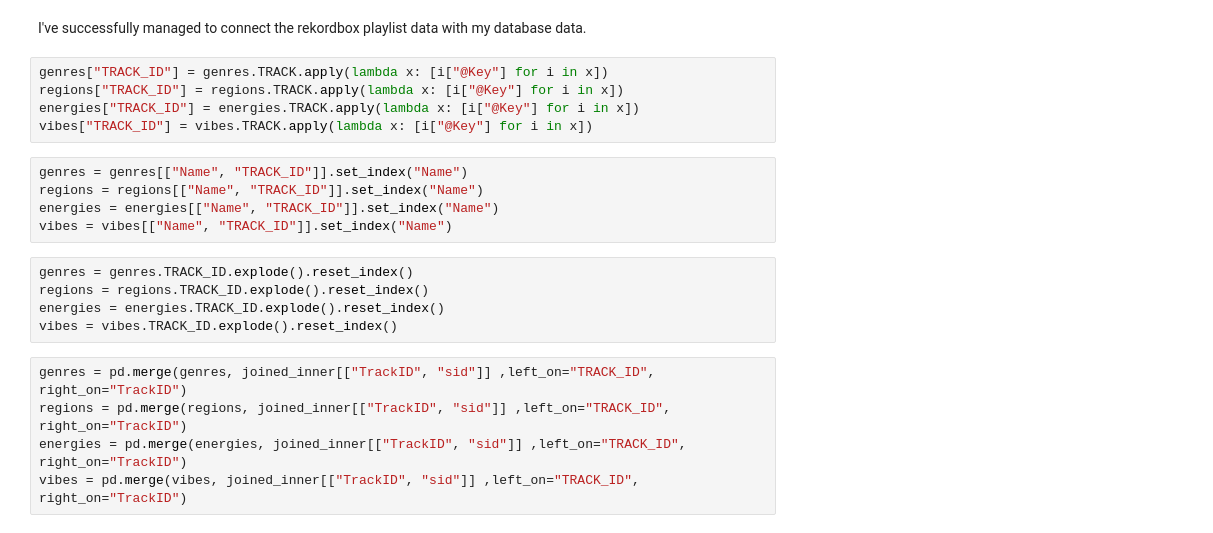
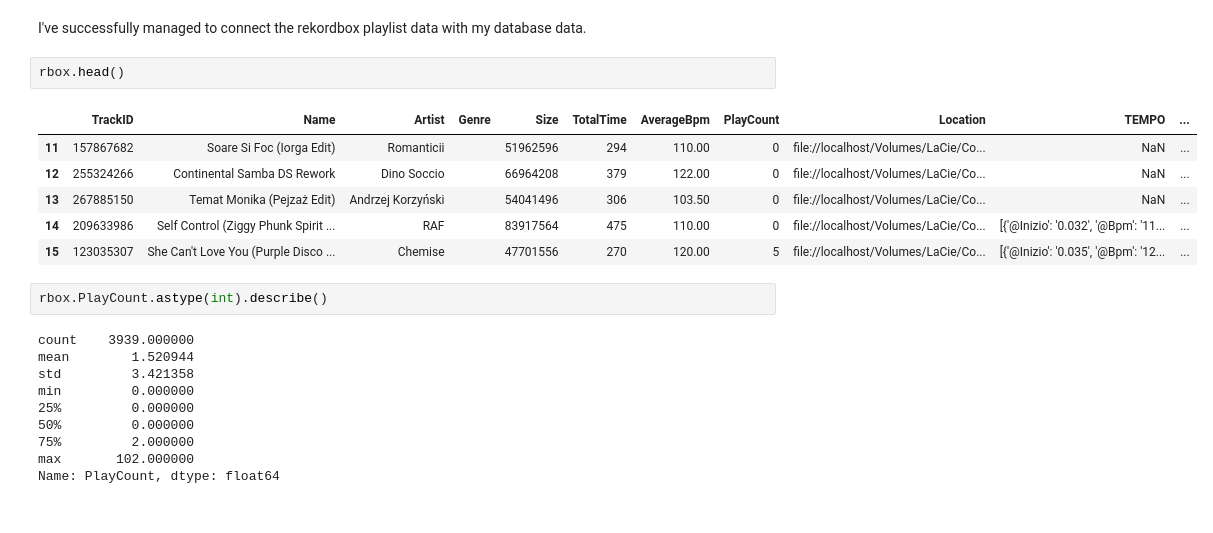
Before and after one commit to GeorgeMcIntire/DataJockey, a Jupyter notebook: Notebooks/Rekord Box XML Data Cleaning and Munging.ipynb, the cells around one changed output. Cells and saved outputs as stored; diff of their text form.

```diff
--- a/Notebooks/Rekord Box XML Data Cleaning and Munging.ipynb
+++ b/Notebooks/Rekord Box XML Data Cleaning and Munging.ipynb
@@ -438,23 +438,24 @@ tags_and_genres.head()
 5 rows × 22 columns
 # %% [markdown]
 I've successfully managed to connect the rekordbox playlist data with my database data.
-# %%
-genres["TRACK_ID"] = genres.TRACK.apply(lambda x: [i["@Key"] for i in x])
-regions["TRACK_ID"] = regions.TRACK.apply(lambda x: [i["@Key"] for i in x])
-energies["TRACK_ID"] = energies.TRACK.apply(lambda x: [i["@Key"] for i in x])
-vibes["TRACK_ID"] = vibes.TRACK.apply(lambda x: [i["@Key"] for i in x])
-# %%
-genres = genres[["Name", "TRACK_ID"]].set_index("Name")
-regions = regions[["Name", "TRACK_ID"]].set_index("Name")
-energies = energies[["Name", "TRACK_ID"]].set_index("Name")
-vibes = vibes[["Name", "TRACK_ID"]].set_index("Name")
-# %%
-genres = genres.TRACK_ID.explode().reset_index()
-regions = regions.TRACK_ID.explode().reset_index()
-energies = energies.TRACK_ID.explode().reset_index()
-vibes = vibes.TRACK_ID.explode().reset_index()
-# %%
-genres = pd.merge(genres, joined_inner[["TrackID", "sid"]] ,left_on="TRACK_ID", right_on="TrackID")
-regions = pd.merge(regions, joined_inner[["TrackID", "sid"]] ,left_on="TRACK_ID", right_on="TrackID")
-energies = pd.merge(energies, joined_inner[["TrackID", "sid"]] ,left_on="TRACK_ID", right_on="TrackID")
-vibes = pd.merge(vibes, joined_inner[["TrackID", "sid"]] ,left_on="TRACK_ID", right_on="TrackID")
+# %%
+rbox.head()
+# %% [output]
+|  | TrackID | Name | Artist | Genre | Size | TotalTime | AverageBpm | PlayCount | Location | TEMPO | ... |
+| 11 | 157867682 | Soare Si Foc (Iorga Edit) | Romanticii |  | 51962596 | 294 | 110.00 | 0 | file://localhost/Volumes/LaCie/Co... | NaN | ... |
+| 12 | 255324266 | Continental Samba DS Rework | Dino Soccio |  | 66964208 | 379 | 122.00 | 0 | file://localhost/Volumes/LaCie/Co... | NaN | ... |
+| 13 | 267885150 | Temat Monika (Pejzaż Edit) | Andrzej Korzyński |  | 54041496 | 306 | 103.50 | 0 | file://localhost/Volumes/LaCie/Co... | NaN | ... |
+| 14 | 209633986 | Self Control (Ziggy Phunk Spirit ... | RAF |  | 83917564 | 475 | 110.00 | 0 | file://localhost/Volumes/LaCie/Co... | [{'@Inizio': '0.032', '@Bpm': '11... | ... |
+| 15 | 123035307 | She Can't Love You (Purple Disco ... | Chemise |  | 47701556 | 270 | 120.00 | 5 | file://localhost/Volumes/LaCie/Co... | [{'@Inizio': '0.035', '@Bpm': '12... | ... |
+# %%
+rbox.PlayCount.astype(int).describe()
+# %% [output]
+count    3939.000000
+mean        1.520944
+std         3.421358
+min         0.000000
+25%         0.000000
+50%         0.000000
+75%         2.000000
+max       102.000000
+Name: PlayCount, dtype: float64
```
